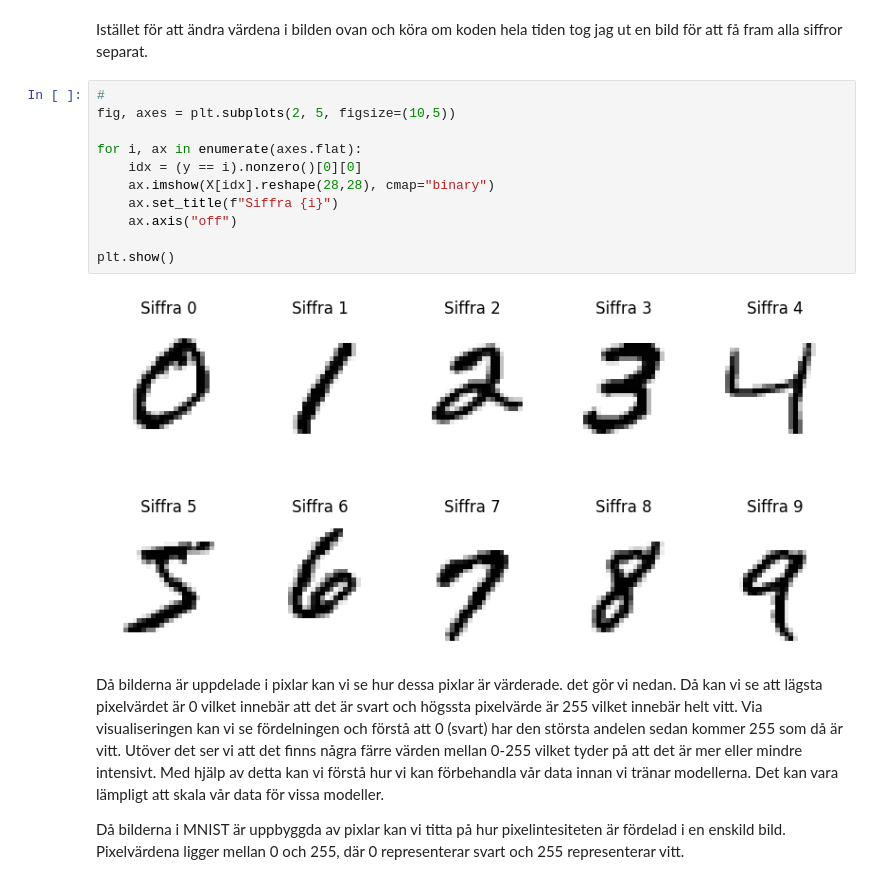
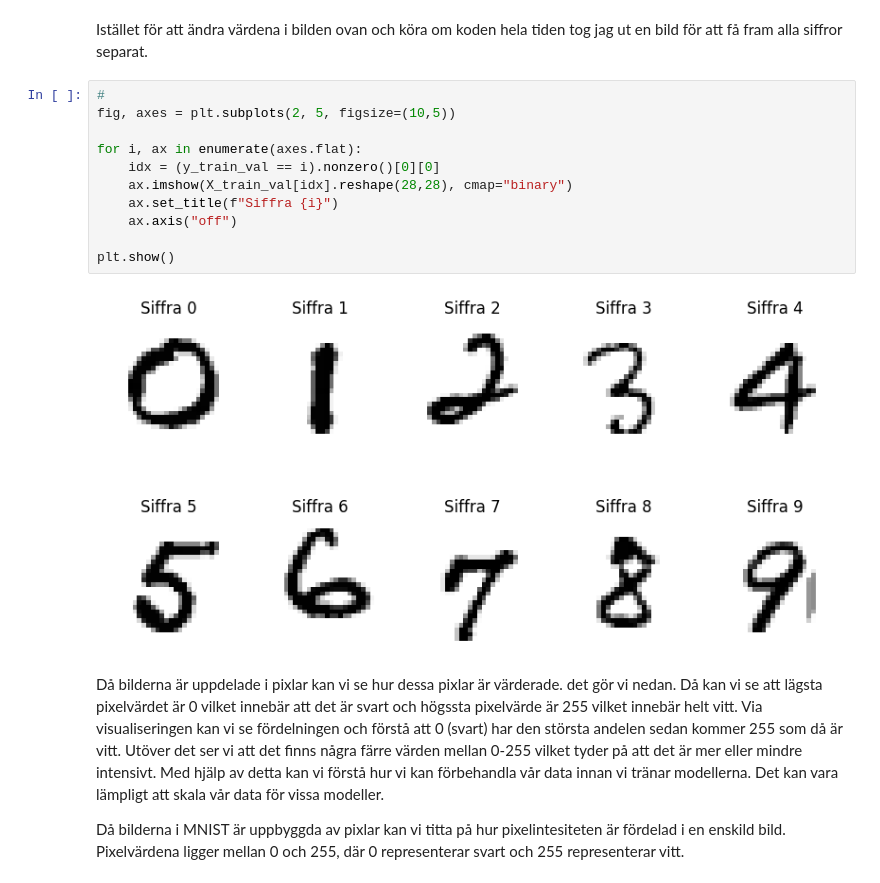
Before and after one commit to LinusMrad/ML-Kunskapskontroll-2, a Jupyter notebook: notebook/kunskapkontroll2.ipynb, the cells around one changed output. Saved outputs shown, nothing was run; the diff lists cells and outputs as text.

```diff
--- a/notebook/kunskapkontroll2.ipynb
+++ b/notebook/kunskapkontroll2.ipynb
@@ -55,16 +65,16 @@ Istället för att ändra värdena i bilden ovan och köra om koden hela tiden t
 # %%
 #
 fig, axes = plt.subplots(2, 5, figsize=(10,5))
 
 for i, ax in enumerate(axes.flat):
-    idx = (y == i).nonzero()[0][0]
-    ax.imshow(X[idx].reshape(28,28), cmap="binary")
+    idx = (y_train_val == i).nonzero()[0][0]
+    ax.imshow(X_train_val[idx].reshape(28,28), cmap="binary")
     ax.set_title(f"Siffra {i}")
     ax.axis("off")
 
 plt.show()
 # %% [output]
-[figure, old version]
+[figure, new version]
 # %% [markdown]
 Då bilderna är uppdelade i pixlar kan vi se hur dessa pixlar är värderade. det gör vi nedan. Då kan vi se att lägsta pixelvärdet är 0 vilket innebär att det är svart och högssta pixelvärde är 255 vilket innebär helt vitt. Via visualiseringen kan vi se fördelningen och förstå att 0 (svart) har den största andelen sedan kommer 255 som då är vitt. Utöver det ser vi att det finns några färre värden mellan 0-255 vilket tyder på att det är mer eller mindre intensivt. Med hjälp av detta kan vi förstå hur vi kan förbehandla vår data innan vi tränar modellerna. Det kan vara lämpligt att skala vår data för vissa modeller.
 
```
Also changed, not shown: parts of 11 cells of this notebook.
